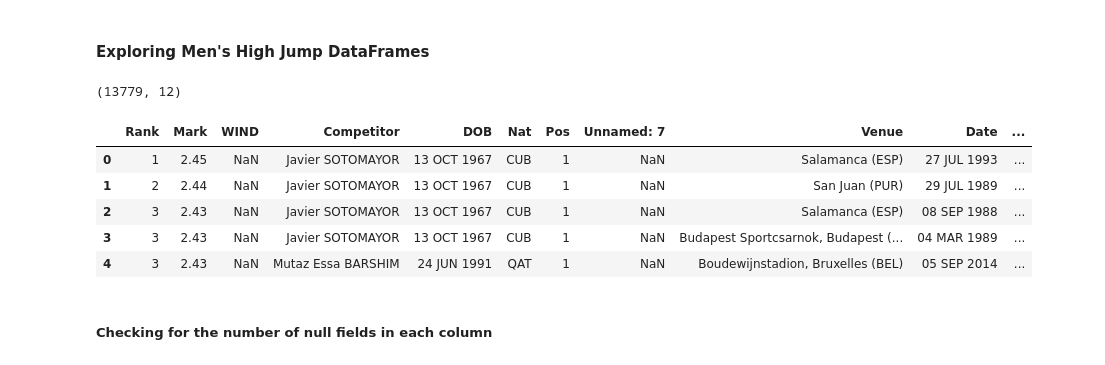
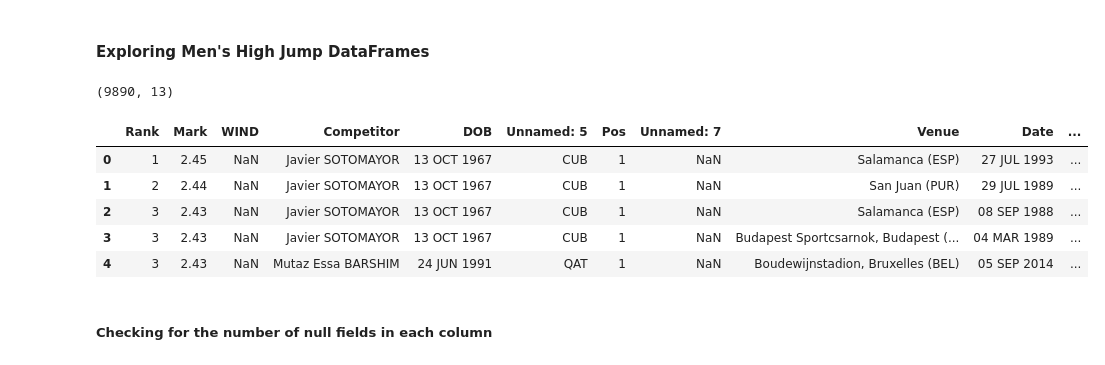
Before and after one commit to brit-tiny/track_and_field_junior_to_elite_capstone, a Jupyter notebook: notebooks/data_cleaning.ipynb, the cells around one changed output. Cells and saved outputs as stored; diff of their text form; code cells hidden in the pictures.

```diff
--- a/notebooks/data_cleaning.ipynb
+++ b/notebooks/data_cleaning.ipynb
@@ -154,13 +154,13 @@ Unique venues count: 2955
 # %% [markdown]
 #### Exploring Men's High Jump DataFrames
 # %%
-df = pd.read_csv('../data/interim/m_high_jump.csv')
+df = pd.read_csv('../data/interim/combined/m_high_jump.csv')
 
 print(df.shape)
 df.head()
 # %% [output]
-(13779, 12)
+(9890, 13)
-|  | Rank | Mark | WIND | Competitor | DOB | Nat | Pos | Unnamed: 7 | Venue | Date | ... |
+|  | Rank | Mark | WIND | Competitor | DOB | Unnamed: 5 | Pos | Unnamed: 7 | Venue | Date | ... |
 | 0 | 1 | 2.45 | NaN | Javier SOTOMAYOR | 13 OCT 1967 | CUB | 1 | NaN | Salamanca (ESP) | 27 JUL 1993 | ... |
 | 1 | 2 | 2.44 | NaN | Javier SOTOMAYOR | 13 OCT 1967 | CUB | 1 | NaN | San Juan (PUR) | 29 JUL 1989 | ... |
 | 2 | 3 | 2.43 | NaN | Javier SOTOMAYOR | 13 OCT 1967 | CUB | 1 | NaN | Salamanca (ESP) | 08 SEP 1988 | ... |
```
Also changed, not shown: parts of 4 cells of this notebook, 6 other files.
